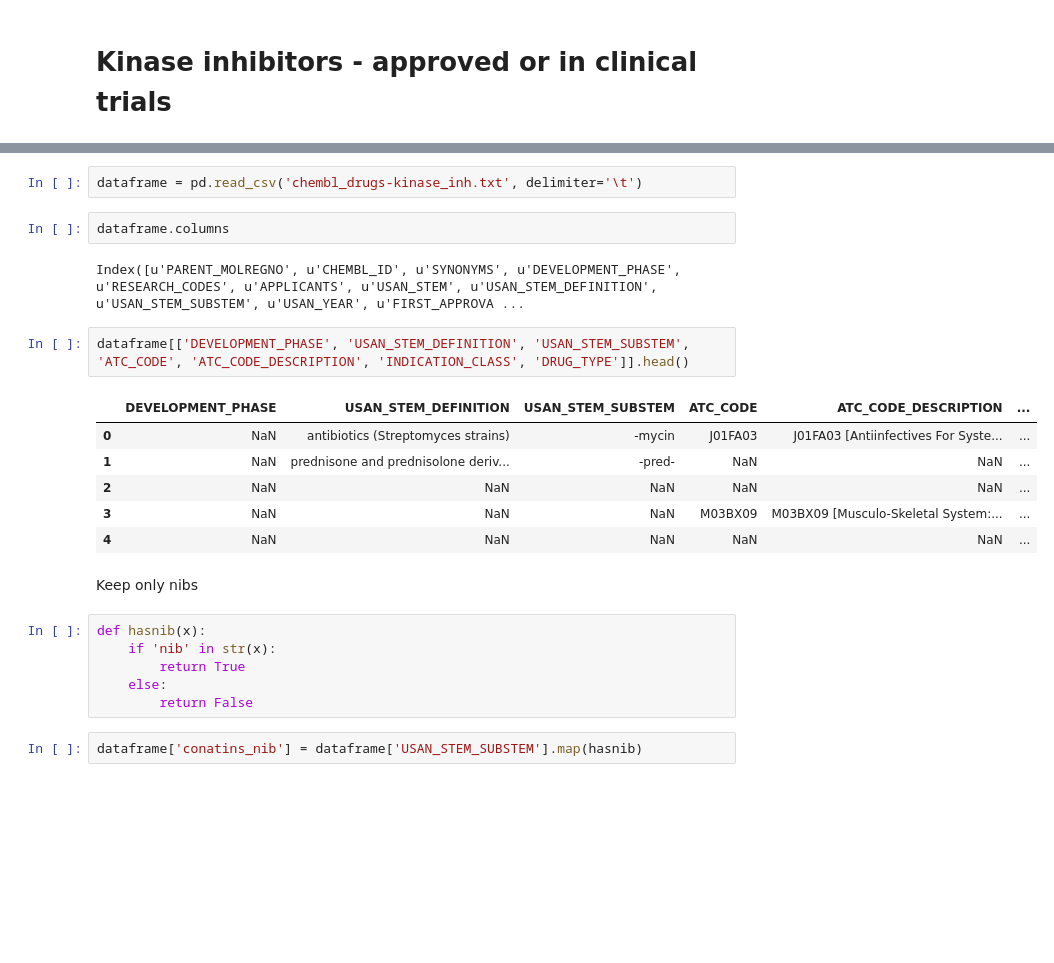
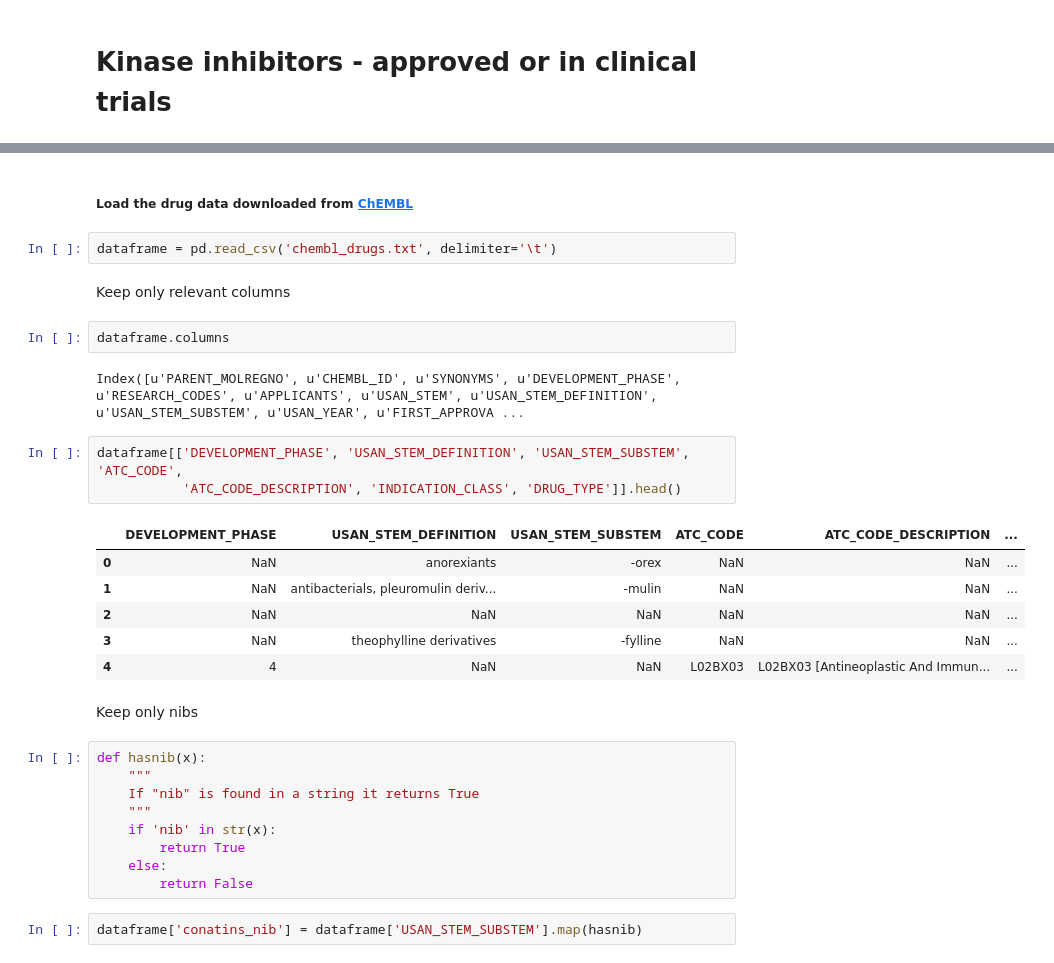
Before and after one commit to inambioinfo/snippets, a Jupyter notebook: IPython/Kinase inhibitors - approved or in clinical trials.ipynb, the cells around one changed output, grey strips where cells are left out. Cells and saved outputs as stored; diff of their text form; blank space fills up the shorter version.

```diff
--- a/IPython/Kinase inhibitors - approved or in clinical trials.ipynb
+++ b/IPython/Kinase inhibitors - approved or in clinical trials.ipynb
@@ -12,22 +14,30 @@ from rdkit.Chem.Draw import IPythonConsole # Enables RDKit IPython integration
+# %% [markdown]
+##### Load the drug data downloaded from [ChEMBL](https://www.ebi.ac.uk/chembl/drugstore)
 # %%
-dataframe = pd.read_csv('chembl_drugs-kinase_inh.txt', delimiter='\t')
+dataframe = pd.read_csv('chembl_drugs.txt', delimiter='\t')
+# %% [markdown]
+Keep only relevant columns
 # %%
 dataframe.columns
 # %% [output]
 Index([u'PARENT_MOLREGNO', u'CHEMBL_ID', u'SYNONYMS', u'DEVELOPMENT_PHASE', u'RESEARCH_CODES', u'APPLICANTS', u'USAN_STEM', u'USAN_STEM_DEFINITION', u'USAN_STEM_SUBSTEM', u'USAN_YEAR', u'FIRST_APPROVA ...
 # %%
-dataframe[['DEVELOPMENT_PHASE', 'USAN_STEM_DEFINITION', 'USAN_STEM_SUBSTEM', 'ATC_CODE', 'ATC_CODE_DESCRIPTION', 'INDICATION_CLASS', 'DRUG_TYPE']].head()
+dataframe[['DEVELOPMENT_PHASE', 'USAN_STEM_DEFINITION', 'USAN_STEM_SUBSTEM', 'ATC_CODE',
+           'ATC_CODE_DESCRIPTION', 'INDICATION_CLASS', 'DRUG_TYPE']].head()
 # %% [output]
 |  | DEVELOPMENT_PHASE | USAN_STEM_DEFINITION | USAN_STEM_SUBSTEM | ATC_CODE | ATC_CODE_DESCRIPTION | ... |
-| 0 | NaN | antibiotics (Streptomyces strains) | -mycin | J01FA03 | J01FA03 [Antiinfectives For Syste... | ... |
-| 1 | NaN | prednisone and prednisolone deriv... | -pred- | NaN | NaN | ... |
+| 0 | NaN | anorexiants | -orex | NaN | NaN | ... |
+| 1 | NaN | antibacterials, pleuromulin deriv... | -mulin | NaN | NaN | ... |
 | 2 | NaN | NaN | NaN | NaN | NaN | ... |
-| 3 | NaN | NaN | NaN | M03BX09 | M03BX09 [Musculo-Skeletal System:... | ... |
-| 4 | NaN | NaN | NaN | NaN | NaN | ... |
+| 3 | NaN | theophylline derivatives | -fylline | NaN | NaN | ... |
+| 4 | 4 | NaN | NaN | L02BX03 | L02BX03 [Antineoplastic And Immun... | ... |
 # %% [markdown]
 Keep only nibs
 # %%
 def hasnib(x):
+    """
+    If "nib" is found in a string it returns True
+    """
     if 'nib' in str(x):
         return True
     else:
```
Also changed, not shown: parts of 14 cells of this notebook, 4 other files.
